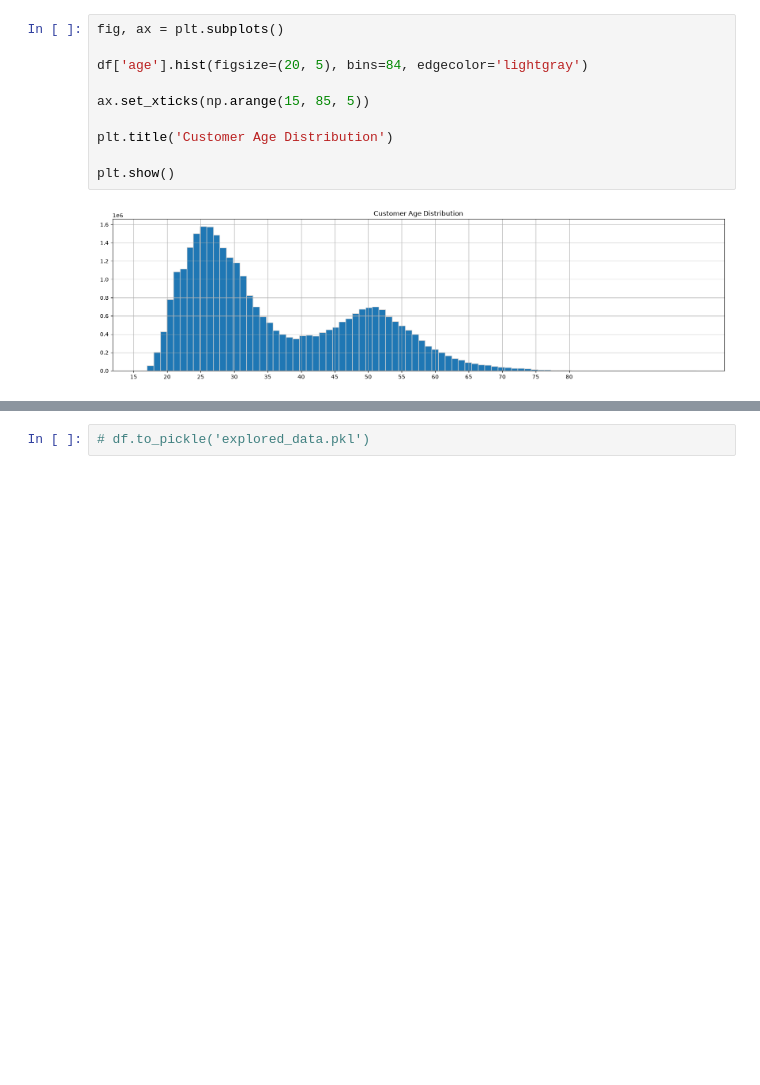
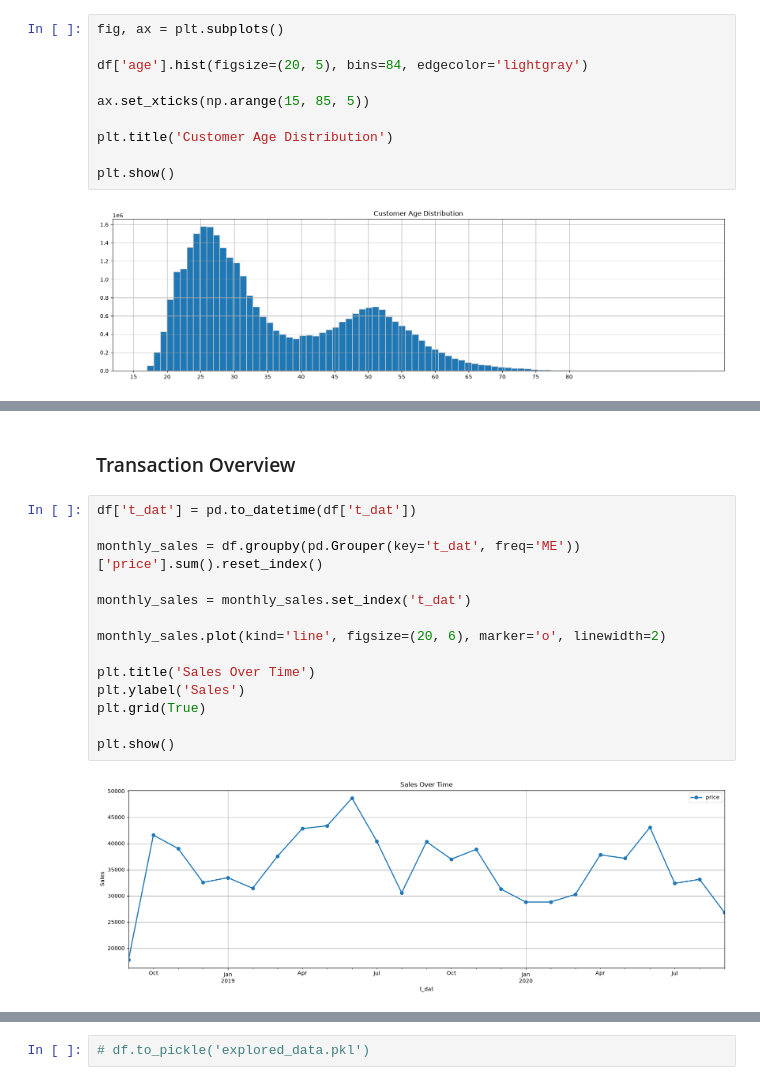
Before and after one commit to peayah/customer_intelligence_system, a Jupyter notebook: 03_exploratory_data_analysis.ipynb, the cells around one changed output, grey strips where cells are left out. Cells and saved outputs as stored; diff of their text form; blank space fills up the shorter version.

```diff
--- a/03_exploratory_data_analysis.ipynb
+++ b/03_exploratory_data_analysis.ipynb
@@ -35,0 +34,18 @@ plt.show()
+# %% [markdown]
+### Transaction Overview
+# %%
+df['t_dat'] = pd.to_datetime(df['t_dat'])
+
+monthly_sales = df.groupby(pd.Grouper(key='t_dat', freq='ME'))['price'].sum().reset_index()
+
+monthly_sales = monthly_sales.set_index('t_dat')
+
+monthly_sales.plot(kind='line', figsize=(20, 6), marker='o', linewidth=2)
+
+plt.title('Sales Over Time')
+plt.ylabel('Sales')
+plt.grid(True)
+
+plt.show()
+# %% [output]
+[figure, added]
```
Also changed, not shown: parts of 6 cells of this notebook, 1 other file.
